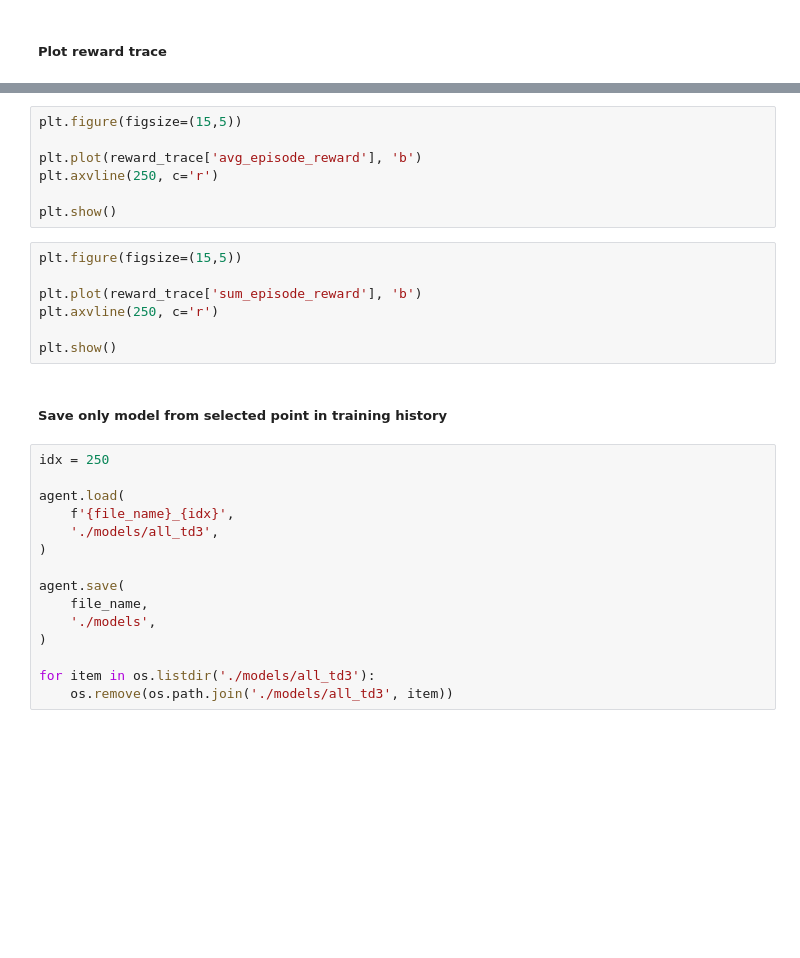
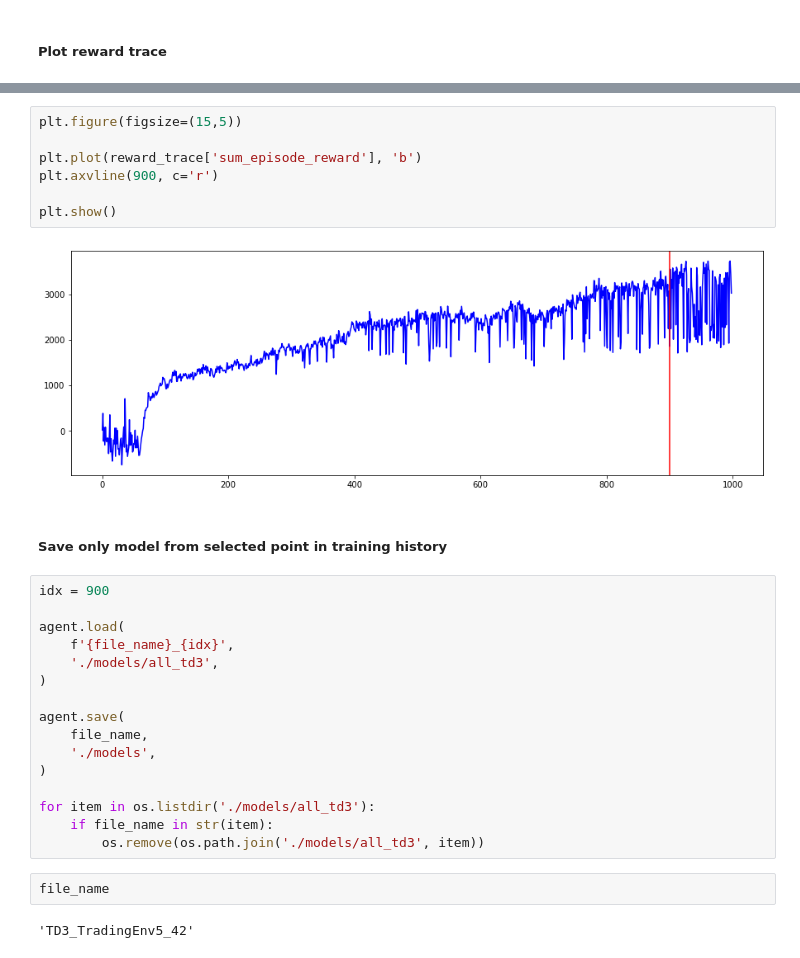
Before and after one commit to willarliss/Trade-Bot-2, a Jupyter notebook: training_agent.ipynb, the cells around one changed output, grey strips where cells are left out. Cells and saved outputs as stored; diff of their text form; blank space fills up the shorter version.

```diff
--- a/training_agent.ipynb
+++ b/training_agent.ipynb
@@ -196,21 +219,16 @@ plt.show()
 # %%
 plt.figure(figsize=(15,5))
 
-plt.plot(reward_trace['avg_episode_reward'], 'b')
-plt.axvline(250, c='r')
+plt.plot(reward_trace['sum_episode_reward'], 'b')
+plt.axvline(900, c='r')
 
 plt.show()
+# %% [output]
+[figure, added]
-# %%
-plt.figure(figsize=(15,5))
-
-plt.plot(reward_trace['sum_episode_reward'], 'b')
-plt.axvline(250, c='r')
-
-plt.show()
 # %% [markdown]
 ##### Save only model from selected point in training history
 # %%
-idx = 250
+idx = 900
 
 agent.load(
     f'{file_name}_{idx}',
@@ -223,4 +241,9 @@ agent.save(
 )
 
 for item in os.listdir('./models/all_td3'):
-    os.remove(os.path.join('./models/all_td3', item))
+    if file_name in str(item):
+        os.remove(os.path.join('./models/all_td3', item))
+# %%
+file_name
+# %% [output]
+'TD3_TradingEnv5_42'
```
Also changed, not shown: parts of 10 cells of this notebook, 11 other files.
